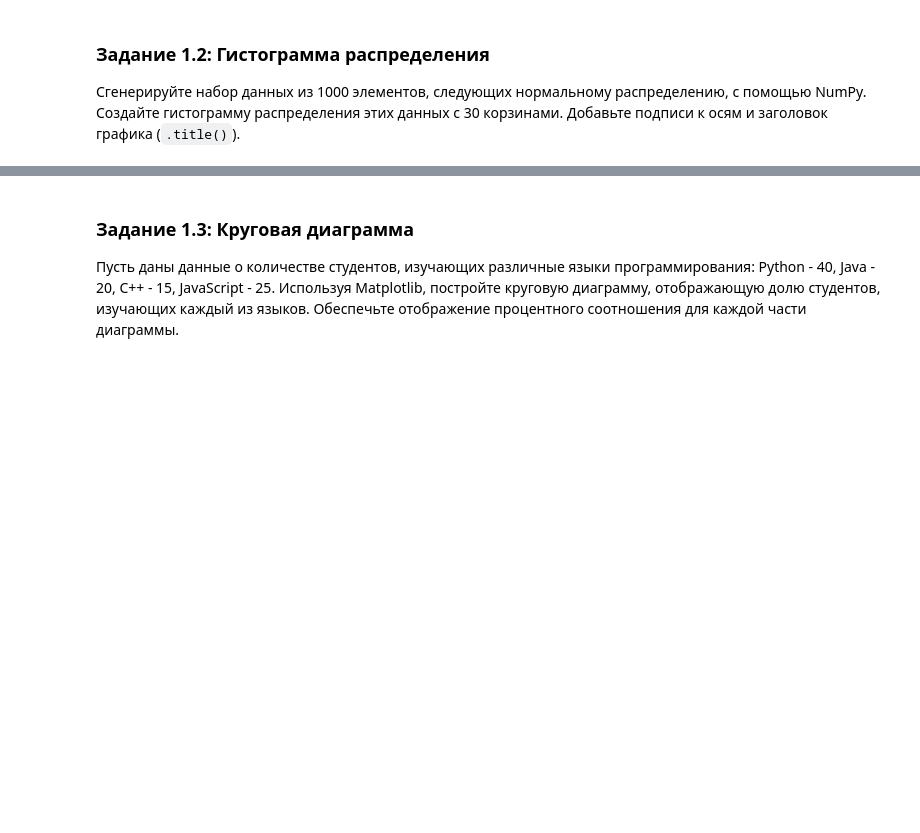
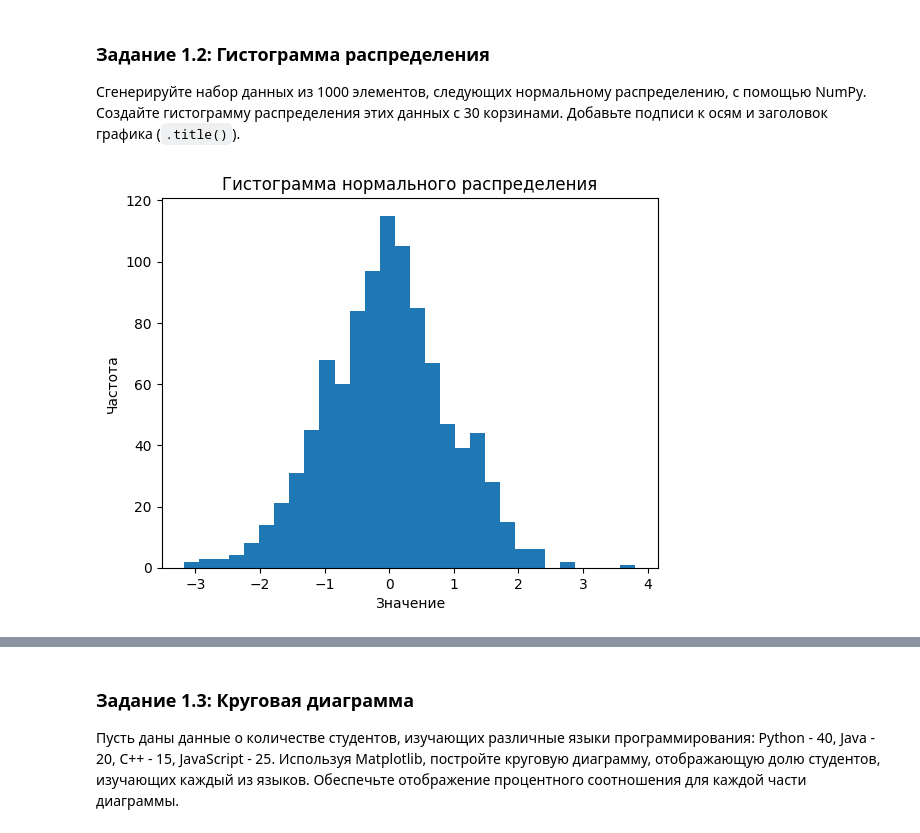
Before and after one commit to Calrission/MIIGAIK-Computer-Math, a Jupyter notebook: 3. Библиотеки Matplotlib, Plotly/Практическая_работа_№3_Matplotlib_Plotly.ipynb, the cells around one changed output, grey strips where cells are left out. Cells and saved outputs as stored; diff of their text form; code cells hidden in the pictures; blank space fills up the shorter version.

```diff
--- a/3. Библиотеки Matplotlib, Plotly/Практическая_работа_№3_Matplotlib_Plotly.ipynb
+++ b/3. Библиотеки Matplotlib, Plotly/Практическая_работа_№3_Matplotlib_Plotly.ipynb
@@ -28,3 +45,12 @@
+# %%
+data = np.random.randn(1000)
+plt.hist(data, 30)
+plt.title("Гистограмма нормального распределения")
+plt.xlabel("Значение")
+plt.ylabel("Частота")
+plt.show()
+# %% [output]
+[figure, added]
 # %% [markdown]
 ![image.png](embedded-picture-1)
 # %% [markdown]
```
Also changed, not shown: parts of 24 cells of this notebook, 2 other files.
